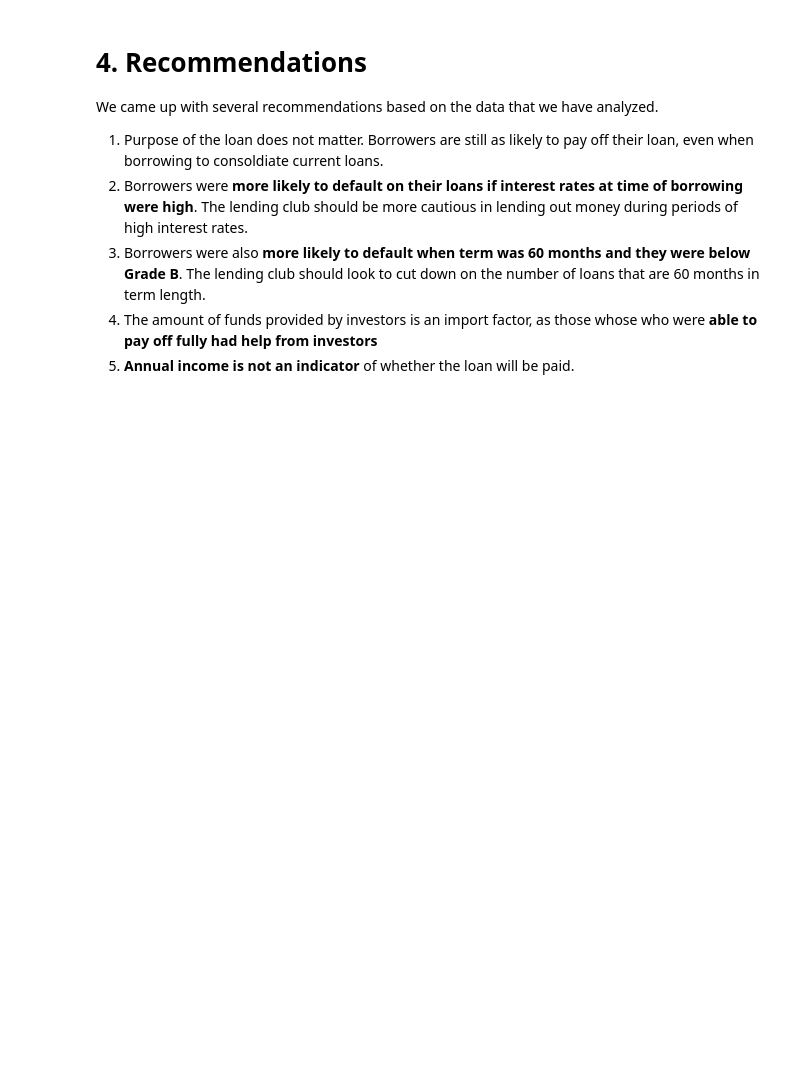
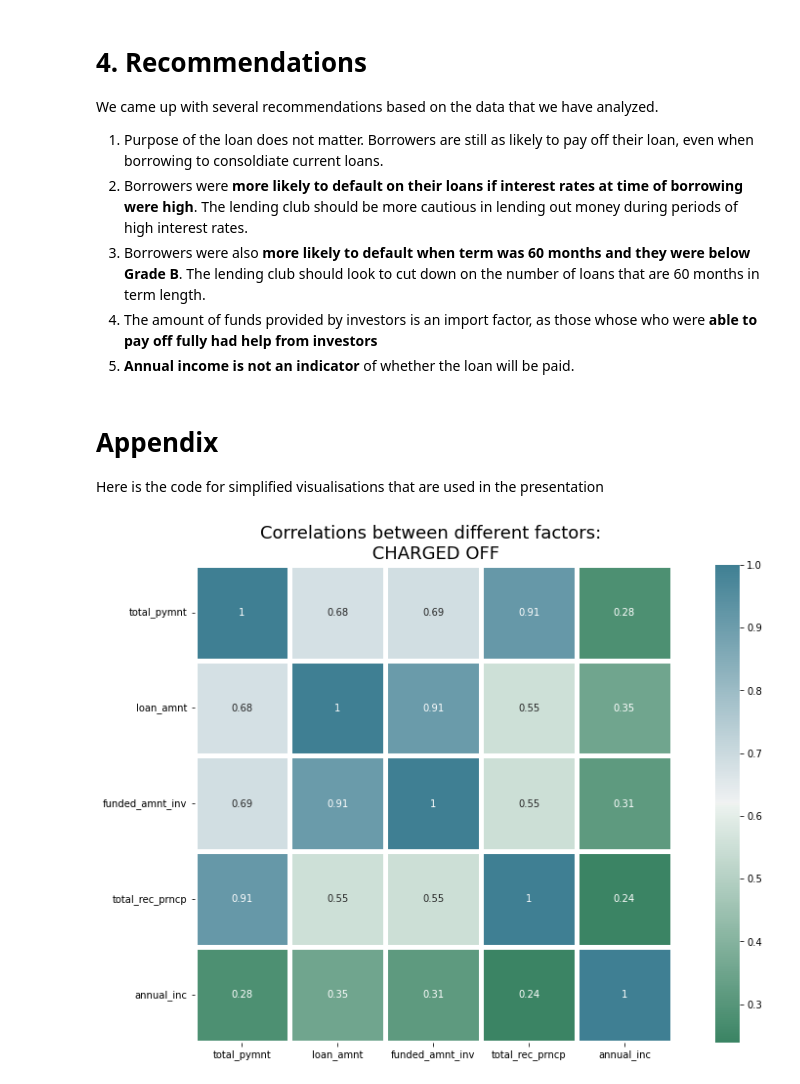
Before and after one commit to GeriNZ/lendingclub, a Jupyter notebook: Beng_Cheong_Cheong.ipynb, the cells around one changed output. Cells and saved outputs as stored; diff of their text form; code cells hidden in the pictures; blank space fills up the shorter version.

Commit message:
ppt presentation and extra vis

```diff
--- a/Beng_Cheong_Cheong.ipynb
+++ b/Beng_Cheong_Cheong.ipynb
@@ -513,3 +528,20 @@ From the above heatmap, we conclude on the following:
 3. Borrowers were also **more likely to default when term was 60 months and they were below Grade B**. The lending club should look to cut down on the number of loans that are 60 months in term length.
 4. The amount of funds provided by investors is an import factor, as those whose who were **able to pay off fully had help from investors**
 5. **Annual income is not an indicator** of whether the loan will be paid.
+# %% [markdown]
+# Appendix
+Here is the code for simplified visualisations that are used in the presentation
+# %%
+# columns that we picked based on our knowledge of the data and our research into the sector
+simple_col=['total_pymnt','loan_amnt', 'funded_amnt_inv','total_rec_prncp' ,'annual_inc' ]
+# %%
+#show heatmap
+plt.figure(figsize=(16,9))
+# color map
+cmap = sns.diverging_palette(150,220, as_cmap=True)
+sns.heatmap(df[df['loan_status']=='Charged Off'][simple_col].corr(),cmap=cmap,annot=True, linewidths=5, square=True)
+plt.yticks(rotation=0)
+plt.title('Correlations between different factors: \n CHARGED OFF', fontsize=18)
+plt.show()
+# %% [output]
+[figure, added]
```
Also changed, not shown: parts of 4 cells of this notebook.
